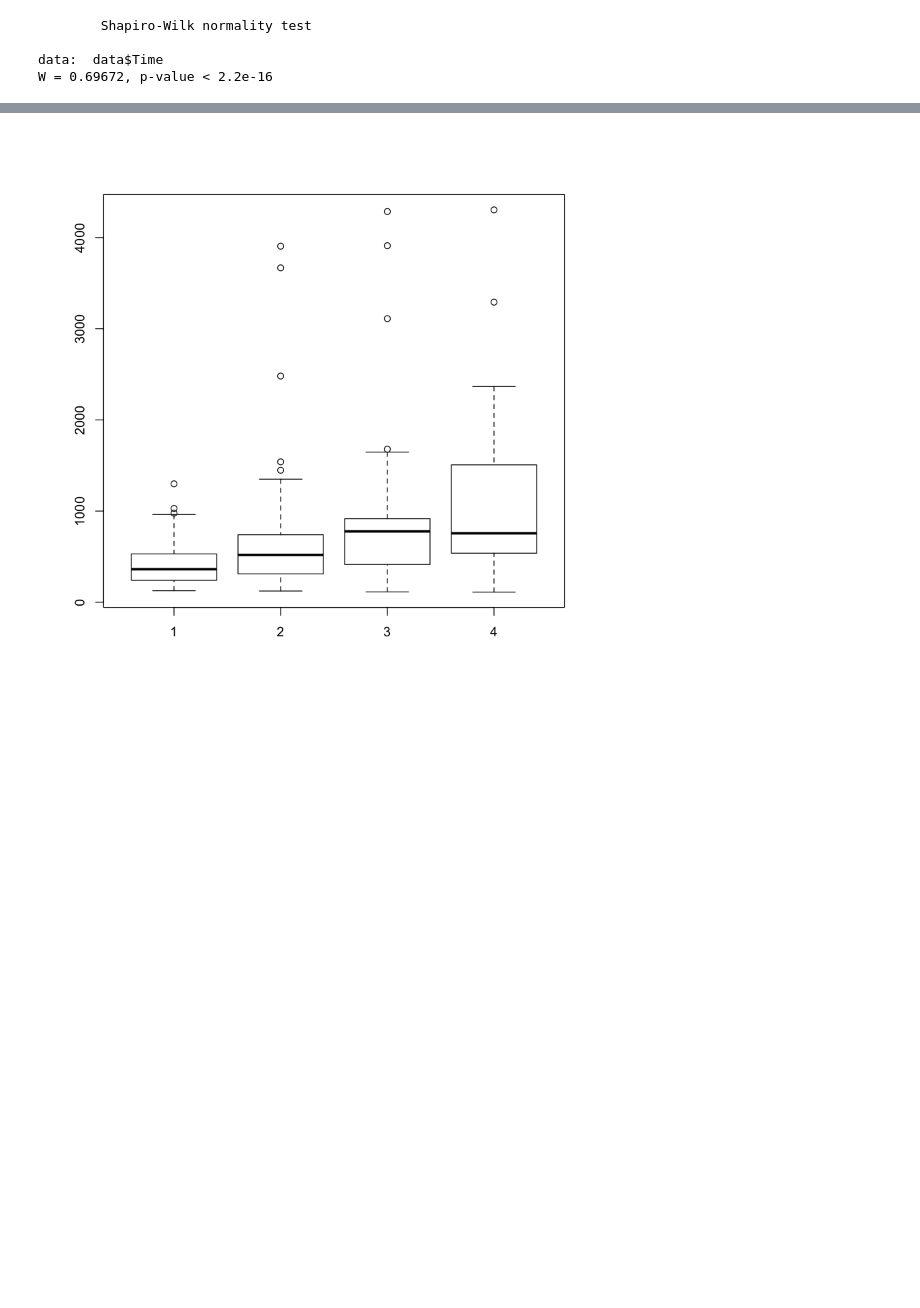
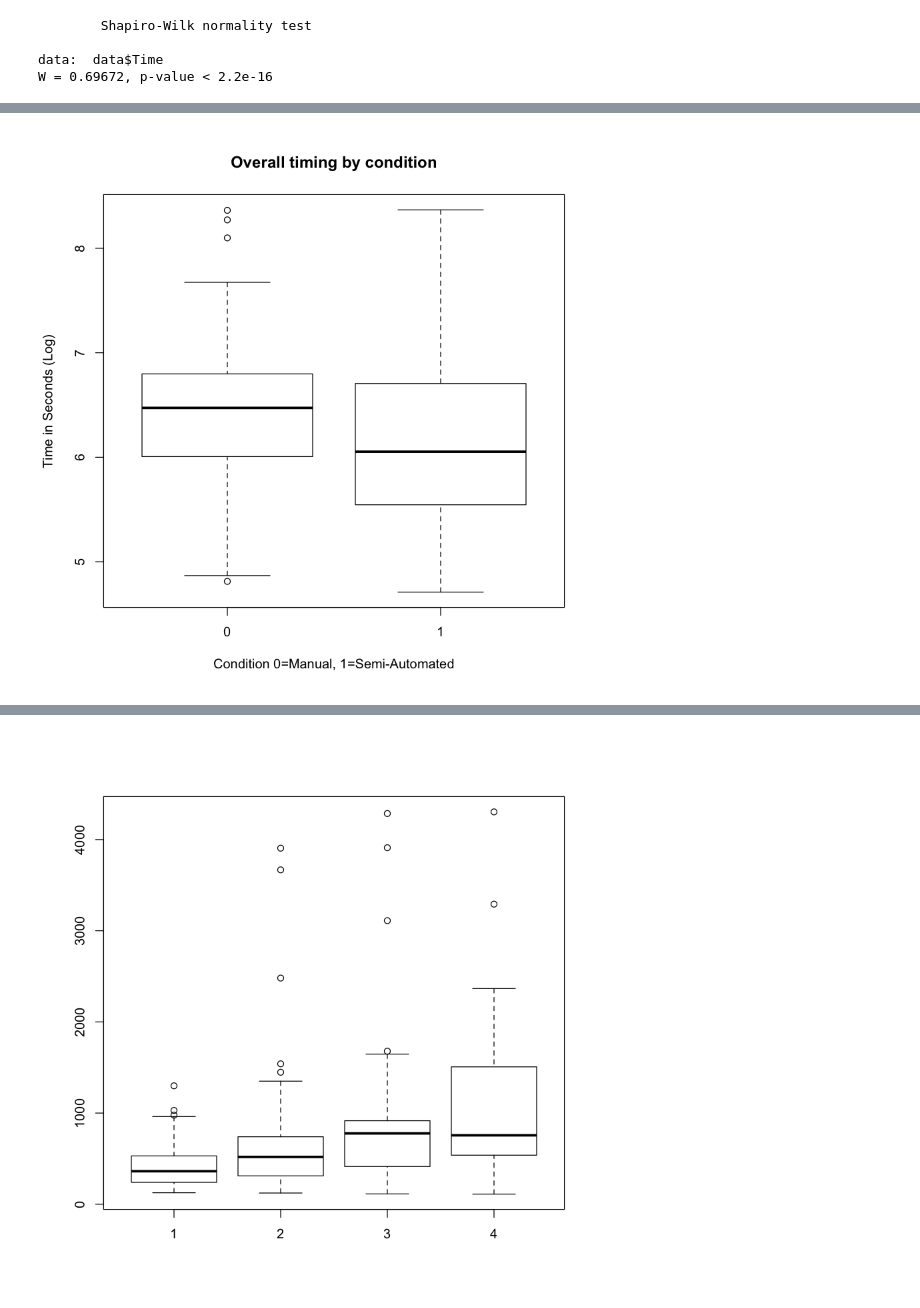
Before and after one commit to h21k/RRUX, a Jupyter notebook: Analysis.ipynb, the cells around one changed output, grey strips where cells are left out. Saved outputs shown, nothing was run; the diff lists cells and outputs as text; code cells hidden in the pictures; blank space fills up the shorter version.

```diff
--- a/Analysis.ipynb
+++ b/Analysis.ipynb
@@ -113,0 +135,7 @@ scatterplot(Time ~ Condition, data=data)
+# %%
+# We'll have a look at the boxplots now:
+# For timing data (Logarithmic scale) by Condition (ML or Non-ML)
+boxplot(T_log~data$Condition, xlab='Condition 0=Manual, 1=Semi-Automated', ylab="Time in Seconds (Log)", main='Overall timing by condition')
+#boxplot(data$Time~data$Condition, xlab='Condition', ylab="Time in Seconds", main=axis(1, at=0:1, labels=(["N", "M"]))
+# %% [output]
+[figure, added]
```
Also changed, not shown: parts of 116 cells of this notebook, 8 other files.
